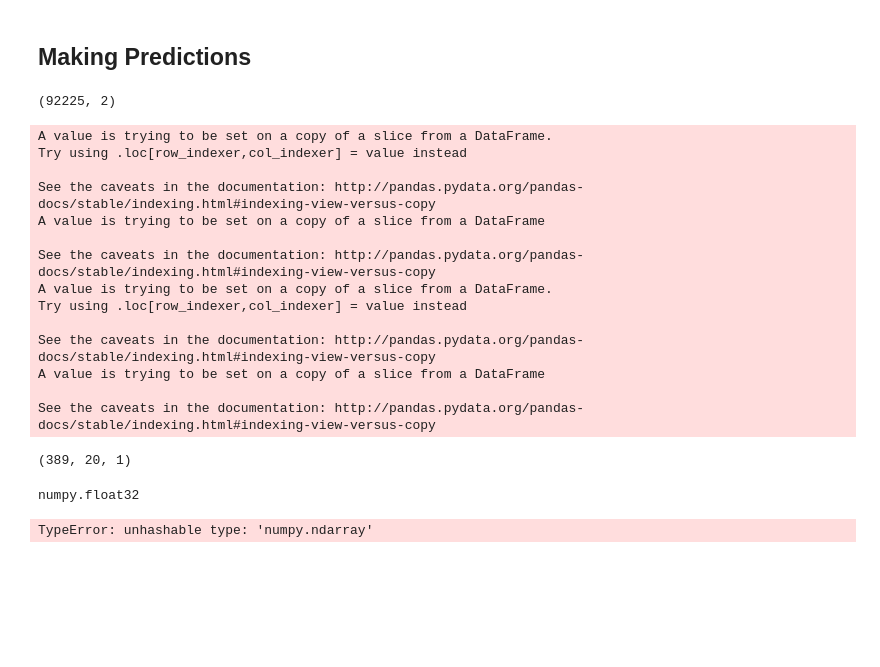
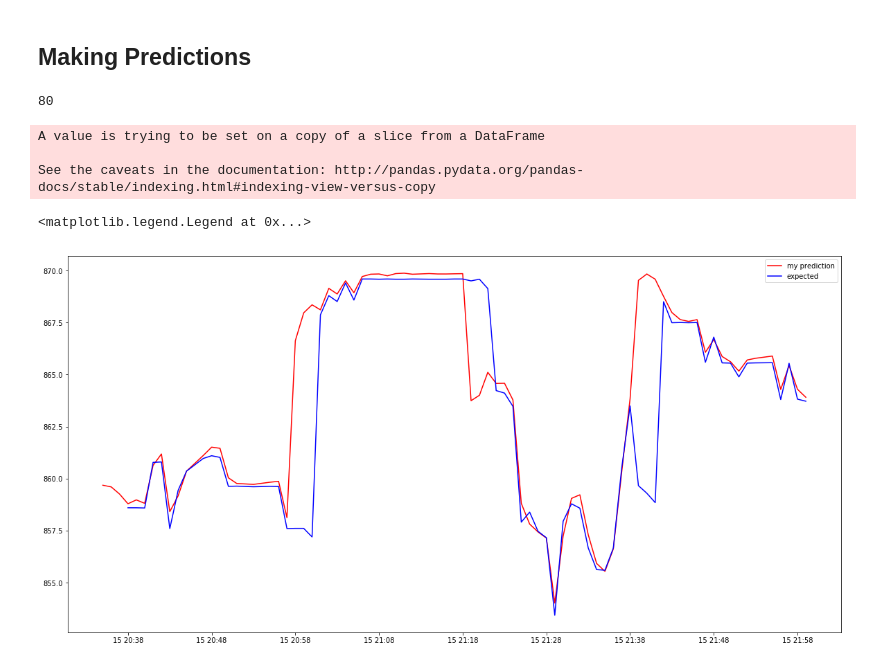
Before and after one commit to RajatRasal/Crypto_RNN, a Jupyter notebook: RNN_time_series.ipynb, the cells around one changed output. Saved outputs shown, nothing was run; the diff lists cells and outputs as text; code cells hidden in the pictures; blank space fills up the shorter version.

Commit message:
Reasonable degree of accuracy for predictions

```diff
--- a/RNN_time_series.ipynb
+++ b/RNN_time_series.ipynb
@@ -381,40 +360,27 @@ plt.legend()
 ## Hyperparameter Tuning
 # %% [markdown]
 ## Making Predictions
-# %%
-bch_df.shape
-# %% [output]
-(92225, 2)
+# %%
+dates2 = train[2000:2080].index.map(lambda x : datetime.fromtimestamp(x))
+len(dates2)
+# %% [output]
+80
 # %%
-X_trial, y_expected = train_test_split(train[200:8000])
+X_trial, y_expected = train_test_split(train[2000:2100])
 X_trial = reshape_x(X_trial)
 y_expected = reshape_y(y_expected, n_outputs)
 # %% [output]
-A value is trying to be set on a copy of a slice from a DataFrame.
-Try using .loc[row_indexer,col_indexer] = value instead
-
-See the caveats in the documentation: http://pandas.pydata.org/pandas-docs/stable/indexing.html#indexing-view-versus-copy
 A value is trying to be set on a copy of a slice from a DataFrame
 
 See the caveats in the documentation: http://pandas.pydata.org/pandas-docs/stable/indexing.html#indexing-view-versus-copy
-A value is trying to be set on a copy of a slice from a DataFrame.
-Try using .loc[row_indexer,col_indexer] = value instead
-
-See the caveats in the documentation: http://pandas.pydata.org/pandas-docs/stable/indexing.html#indexing-view-versus-copy
-A value is trying to be set on a copy of a slice from a DataFrame
-
-See the caveats in the documentation: http://pandas.pydata.org/pandas-docs/stable/indexing.html#indexing-view-versus-copy
-# %%
-X_trial.shape
-# %% [output]
-(389, 20, 1)
-# %%
-X_trial = X_trial.astype(np.float32)
-# %%
-type(X_trial[0][0][0])
-# %% [output]
-numpy.float32
 # %%
-y_pred = sess.run(outputs, feed_dict={X: X_trial})
+y_pred, y_pred_final = sess.run([outputs, states], feed_dict={X: X_trial})
-# %% [output]
-TypeError: unhashable type: 'numpy.ndarray'
+# %%
+%matplotlib inline
+plt.rcParams['figure.figsize'] = [20, 10]
+plt.plot(dates2, y_pred.ravel(), color='red', label='my prediction')
+plt.plot(dates2[3:], y_expected.ravel()[:-3] + 0.6, color='blue', label='expected')
+plt.legend()
+# %% [output]
+<matplotlib.legend.Legend at 0x...>
+[figure, added]
```
Also changed, not shown: parts of 6 cells of this notebook.
